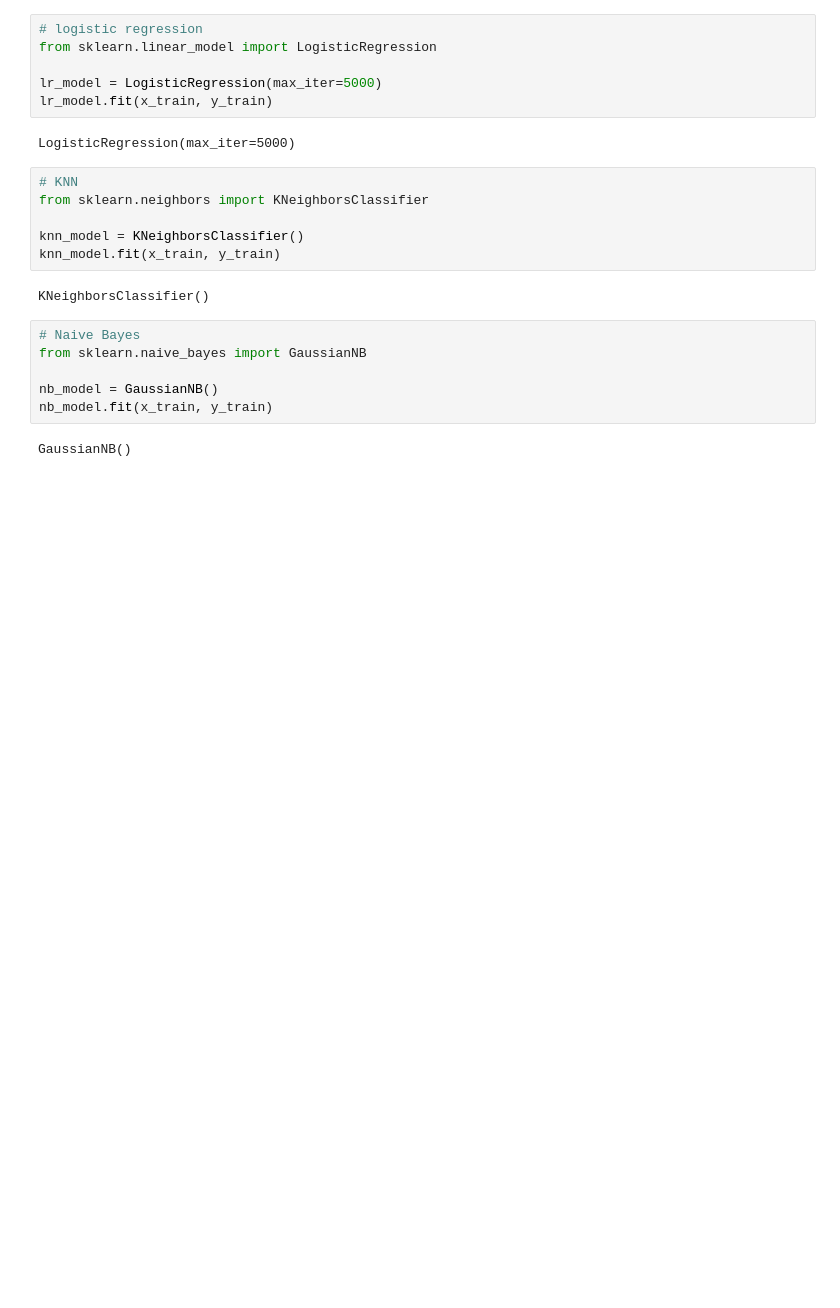
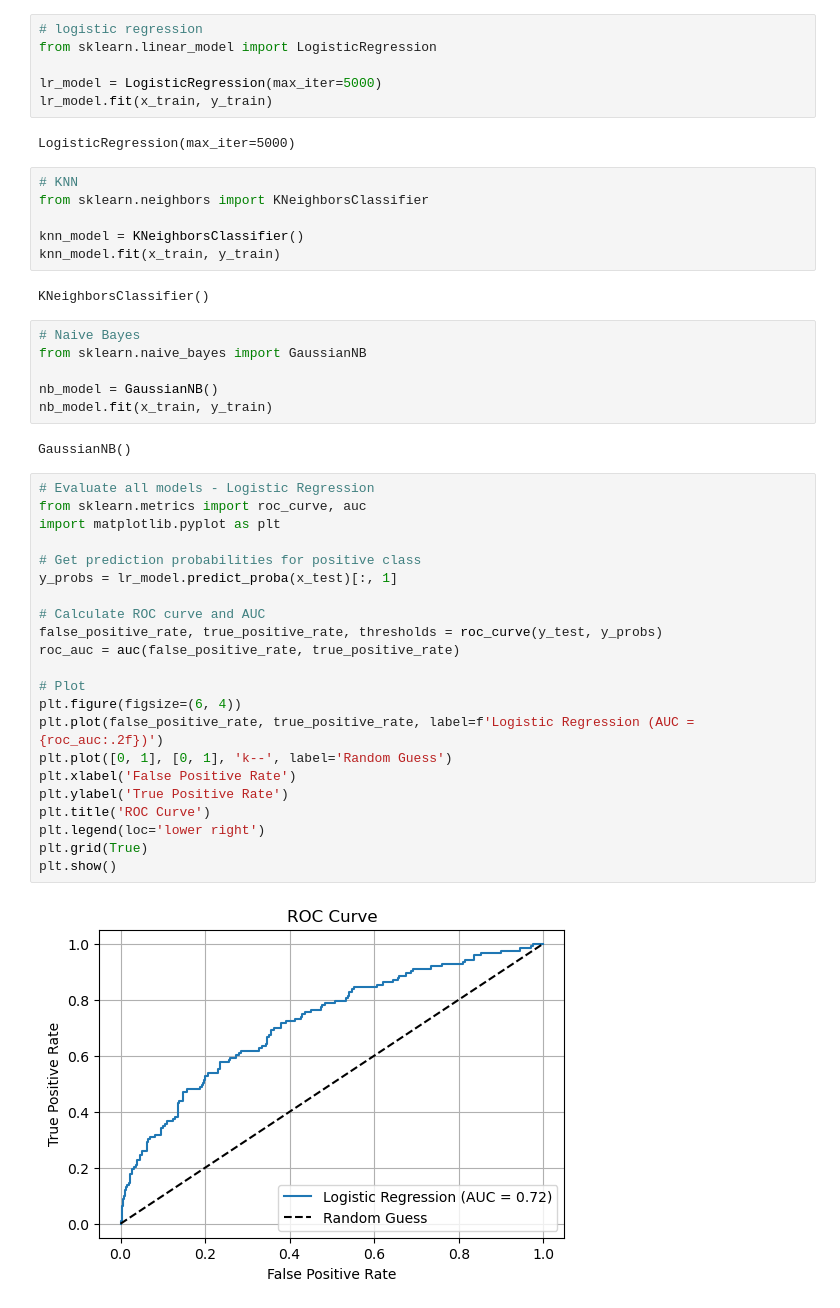
Before and after one commit to yasandu0505/breast-cancer-detection, a Jupyter notebook: breast_cancer_classification_modeling.ipynb, the cells around one changed output. Saved outputs shown, nothing was run; the diff lists cells and outputs as text; blank space fills up the shorter version.

Commit message:
feat: add roc curve for logistic regression model

```diff
--- a/breast_cancer_classification_modeling.ipynb
+++ b/breast_cancer_classification_modeling.ipynb
@@ -84,3 +84,27 @@ nb_model = GaussianNB()
 nb_model.fit(x_train, y_train)
 # %% [output]
 GaussianNB()
+# %%
+# Evaluate all models - Logistic Regression
+from sklearn.metrics import roc_curve, auc
+import matplotlib.pyplot as plt
+
+# Get prediction probabilities for positive class
+y_probs = lr_model.predict_proba(x_test)[:, 1]
+
+# Calculate ROC curve and AUC
+false_positive_rate, true_positive_rate, thresholds = roc_curve(y_test, y_probs)
+roc_auc = auc(false_positive_rate, true_positive_rate)
+
+# Plot
+plt.figure(figsize=(6, 4))
+plt.plot(false_positive_rate, true_positive_rate, label=f'Logistic Regression (AUC = {roc_auc:.2f})')
+plt.plot([0, 1], [0, 1], 'k--', label='Random Guess')
+plt.xlabel('False Positive Rate')
+plt.ylabel('True Positive Rate')
+plt.title('ROC Curve')
+plt.legend(loc='lower right')
+plt.grid(True)
+plt.show()
+# %% [output]
+[figure, added]
```
